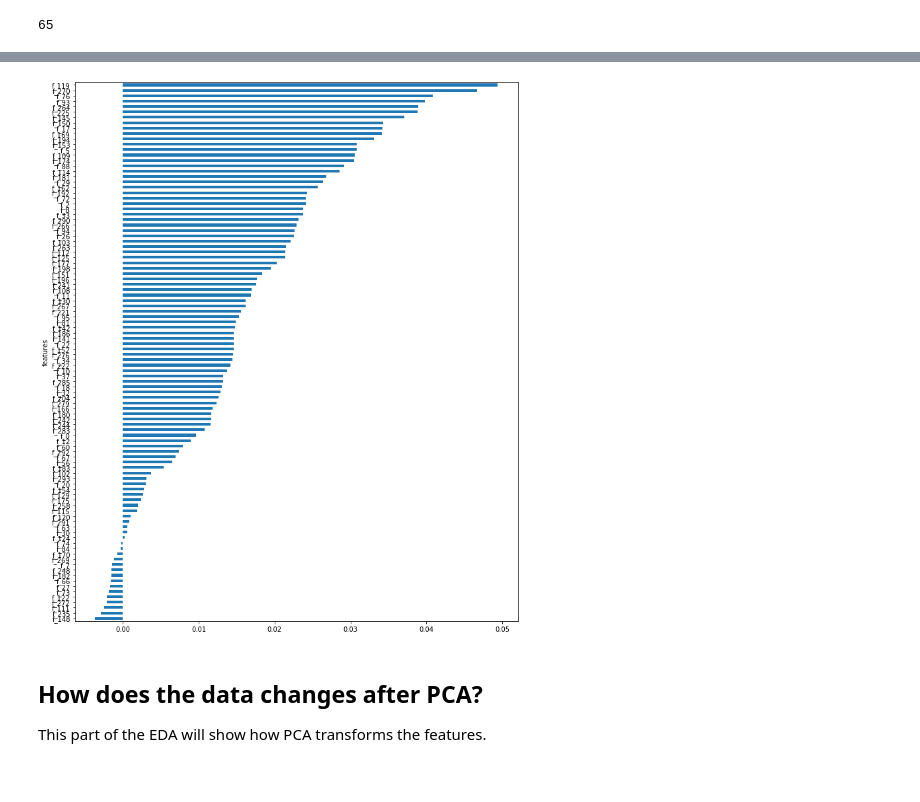
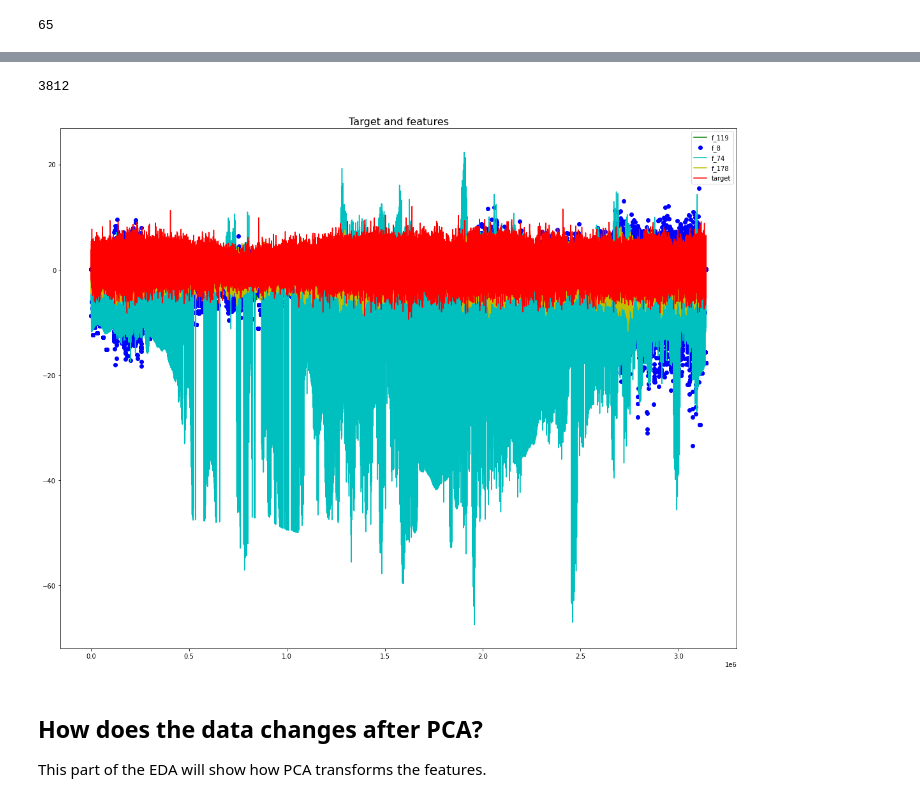
Before and after one commit to arnold402/module2, a Jupyter notebook: ubiquant-my-eda.ipynb, the cells around one changed output, grey strips where cells are left out. Drawn from its saved outputs; the diff is of its cells as text; code cells hidden in the pictures.

Commit message:
Kaggle Notebook | Ubiquant -My EDA | ran more cells

```diff
--- a/ubiquant-my-eda.ipynb
+++ b/ubiquant-my-eda.ipynb
@@ -138,3 +172,20 @@ gc.collect()
+# %%
+f = plt.figure(figsize=(19, 15))
+
+plt.plot(ubiquant_data['f_119'], 'g')
+plt.plot(ubiquant_data['f_8'], 'ob')
+plt.plot(ubiquant_data['f_74'], 'c')
+plt.plot(ubiquant_data['f_178'], 'y')
+plt.plot(ubiquant_data['target'], '-r')
+#cb = plt.colorbar()
+names =['f_119','f_8','f_74','f_178','target']
+plt.legend(names)
+plt.title('Target and features', fontsize=16)
+
+gc.collect()
+# %% [output]
+3812
+[figure, added]
 # %%
 #Check if and of the features f_0 to f_299 are at lest wekly corelalted with the target using pearson's r
 correlations=[]
@@ -148,16 +199,3 @@ target_feature_coeff=pd.concat([pd.Series(feature_columns), pd.Series(correlatio
 for cor in correlations:
     if cor >0.5 or cor <-0.5:
         print(f'(len({cor})) features are correlated with target')
-# %%
-#rename the columns in our correlations_target df
-target_feature_coeff['features']=target_feature_coeff[0]
-target_feature_coeff['coeff']=target_feature_coeff[1]
-target_feature_coeff.drop([0,1], axis=1)
-
-#visualize the importance of features based on pearson's r
-i = target_feature_coeff['features']
-feat_importances = pd.Series(correlations, index=i)
-feat_importances.nlargest(100).plot(kind='barh', figsize=(12, 15)).invert_yaxis()
-plt.show()
-# %% [output]
-[figure, removed]
```
Also changed, not shown: parts of 11 cells of this notebook.
